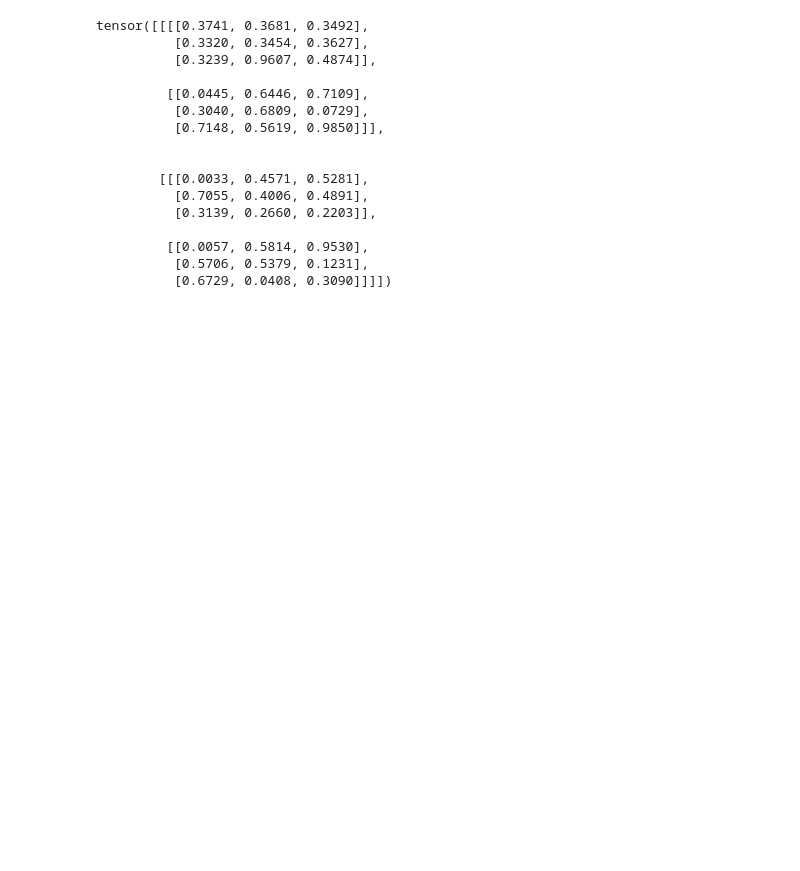
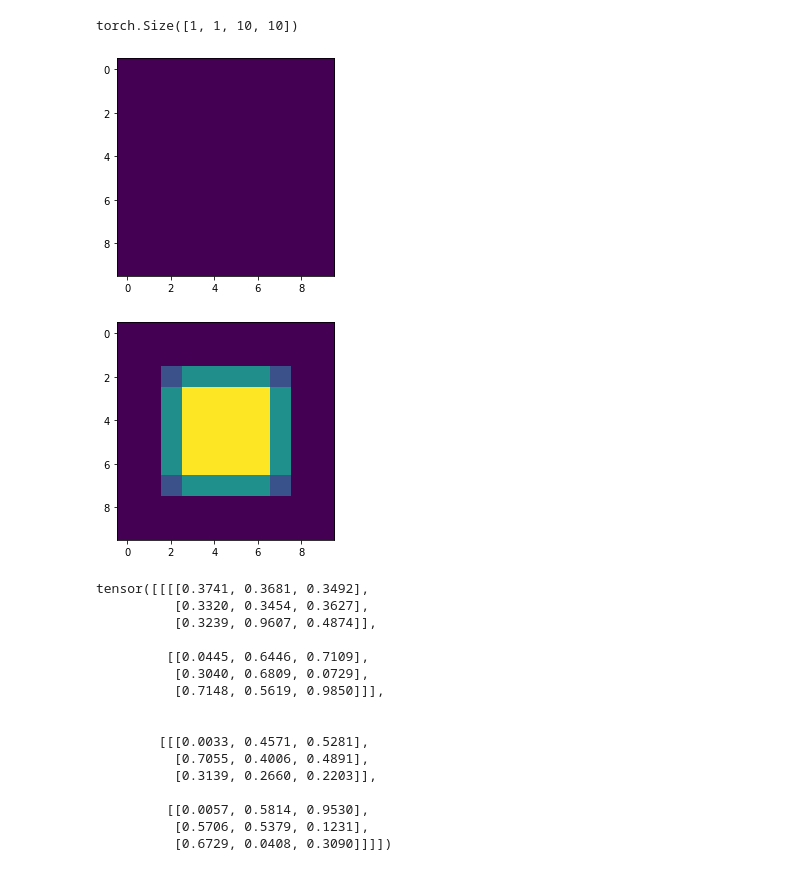
Before and after one commit to w121211/CoordConv, a Jupyter notebook: debug.ipynb, the cells around one changed output. Cells and saved outputs as stored; diff of their text form; code cells hidden in the pictures; blank space fills up the shorter version.

```diff
--- a/debug.ipynb
+++ b/debug.ipynb
@@ -84,3 +63,40 @@ torch.Size([5, 1])
+# %%
+%matplotlib inline
+
+transform = transforms.ToTensor()
+
+im = Image.new("L", (10, 10))
+draw = ImageDraw.Draw(im)
+draw.rectangle((0, 0, 10, 10), fill=255)
+
+x = transform(im).unsqueeze(0)
+
+theta = torch.zeros(1, 2, 3)
+angle = np.pi/2.
+theta[:, :, :2] = torch.tensor([[np.cos(angle), -1.0*np.sin(angle)],
+                                [np.sin(angle), np.cos(angle)]])
+theta[:, :, 2] = 0.5
+
+theta = torch.tensor([
+    [2., 0., 0.],
+    [0., 2., 0.],
+])
+theta = theta.unsqueeze(0)
+
+grid = F.affine_grid(theta, x.size())
+x_trans = F.grid_sample(x, grid)
+
+print(x_trans.shape)
+
+plt.imshow(x.squeeze().numpy())
+plt.show()
+
+plt.imshow(x_trans.squeeze().numpy())
+plt.show()
+# %% [output]
+torch.Size([1, 1, 10, 10])
+[figure, added]
+[figure, added]
 # %%
 a = torch.rand(2,2,3,3)
 print(a)
```
Also changed, not shown: parts of 4 cells of this notebook, 4 other files.
